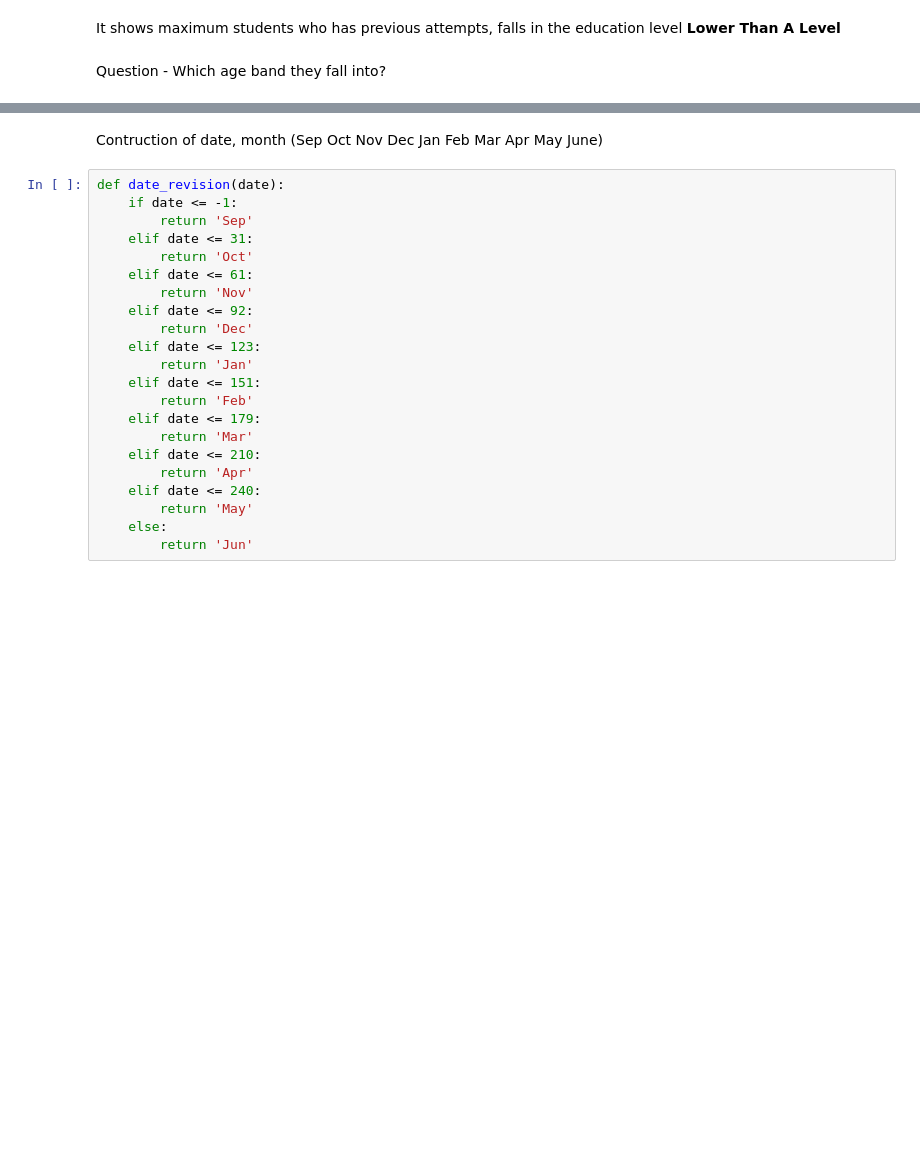
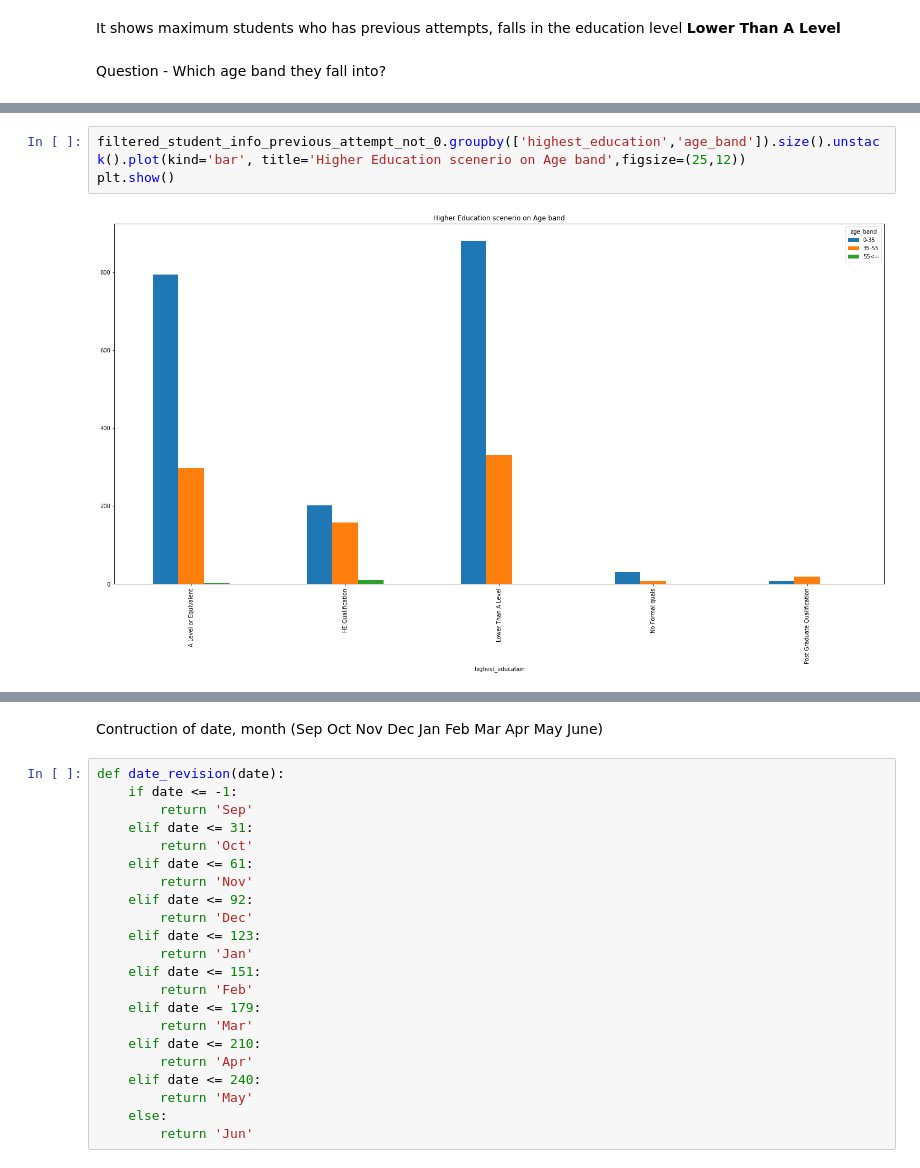
Before and after one commit to rayansami/behaviour-analysis, a Jupyter notebook: Analyzing_Open_University_Learning_Analytics_Dataset.ipynb, the cells around one changed output, grey strips where cells are left out. Saved outputs shown, nothing was run; the diff lists cells and outputs as text; blank space fills up the shorter version.

```diff
--- a/Analyzing_Open_University_Learning_Analytics_Dataset.ipynb
+++ b/Analyzing_Open_University_Learning_Analytics_Dataset.ipynb
@@ -348,3 +353,8 @@ Question - Which age band they fall into?
+# %%
+filtered_student_info_previous_attempt_not_0.groupby(['highest_education','age_band']).size().unstack().plot(kind='bar', title='Higher Education scenerio on Age band',figsize=(25,12))
+plt.show()
+# %% [output]
+[figure, added]
 # %%
 pd_pass=student_info["final_result"] =="Pass"
 pd_pass.value_counts()
```
Also changed, not shown: parts of 10 cells of this notebook.
